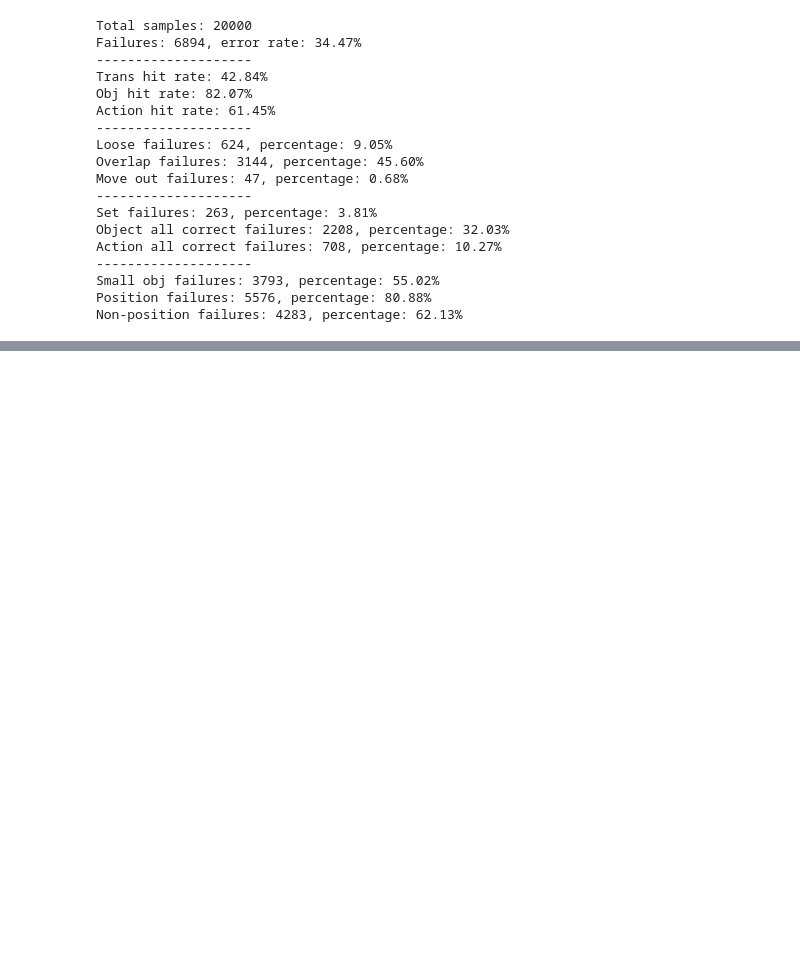
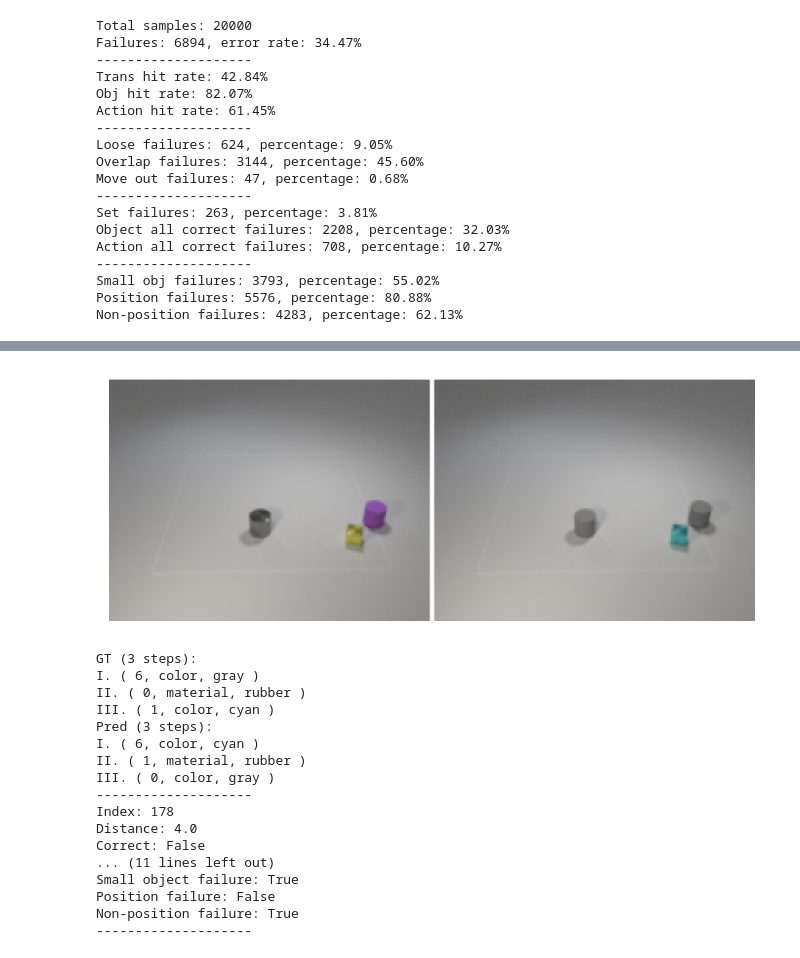
Before and after one commit to hughplay/TVR, a Jupyter notebook: notebooks/1.3-failure_analysis.ipynb, the cells around one changed output, grey strips where cells are left out. Drawn from its saved outputs; the diff is of its cells as text; code cells hidden in the pictures; blank space fills up the shorter version.

```diff
--- a/notebooks/1.3-failure_analysis.ipynb
+++ b/notebooks/1.3-failure_analysis.ipynb
@@ -318 +356,22 @@ set_failures = summary["set_failures"]
+# %%
+visualize_result(results[178], dataset, save_path=Path("test_178.png"))
+# %% [output]
+[figure, added]
+GT (3 steps):
+I. ( 6, color, gray )
+II. ( 0, material, rubber )
+III. ( 1, color, cyan )
+Pred (3 steps):
+I. ( 6, color, cyan )
+II. ( 1, material, rubber )
+III. ( 0, color, gray )
+--------------------
+Index: 178
+Distance: 4.0
+Correct: False
+... (11 lines left out)
+Small object failure: True
+Position failure: False
+Non-position failure: True
+--------------------
 # %%
```
Also changed, not shown: parts of 6 cells of this notebook, 16 other files.
